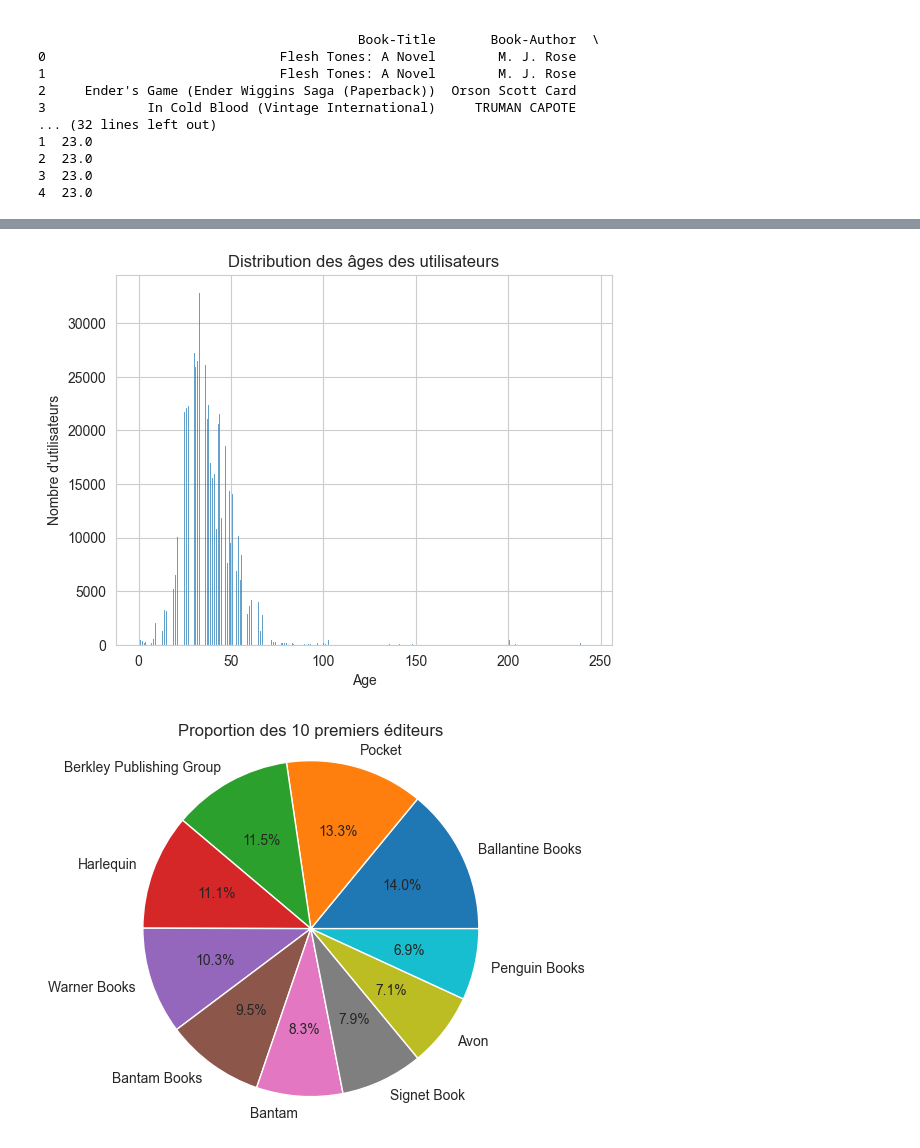
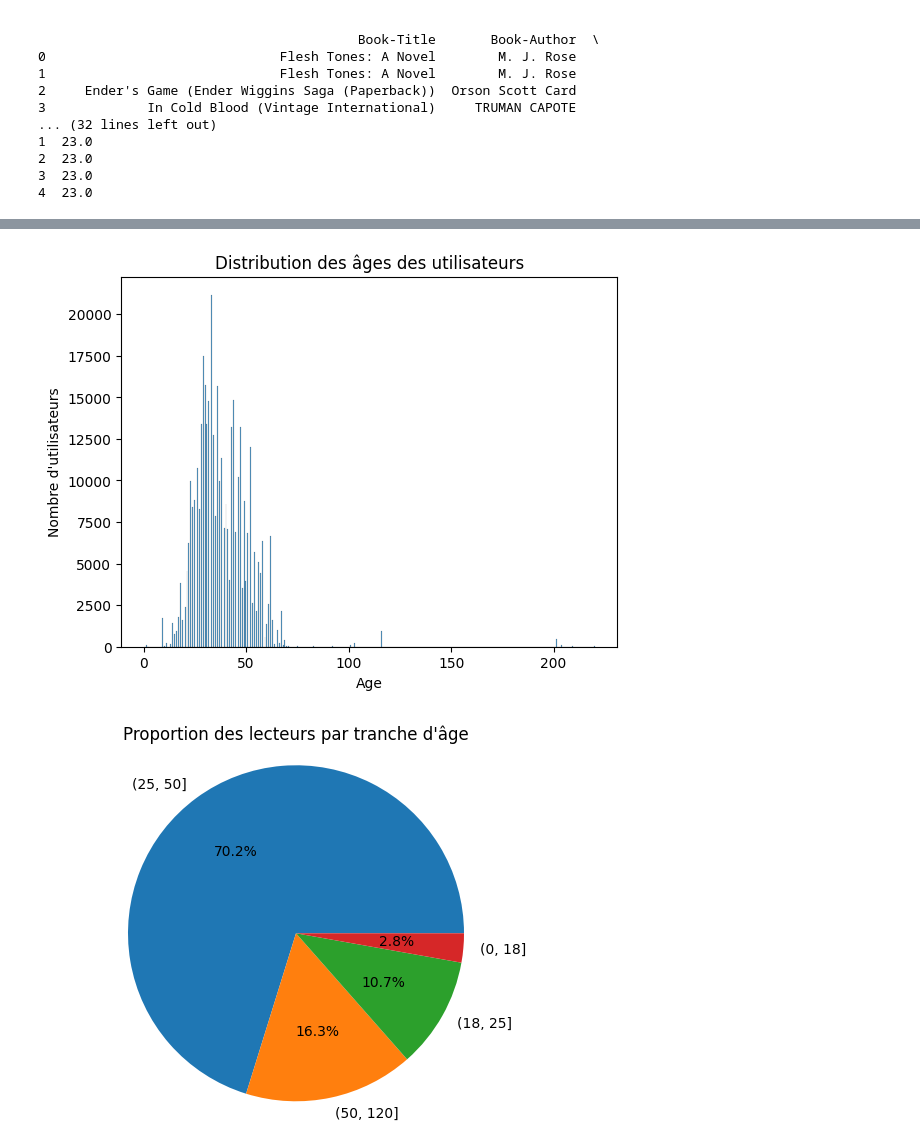
Before and after one commit to Quentin-bp/Ynov_B3_Data_BookStoryTelling, a Jupyter notebook: Python/projetData.ipynb, the cells around one changed output, grey strips where cells are left out. Saved outputs shown, nothing was run; the diff lists cells and outputs as text; code cells hidden in the pictures.

Commit message:
Projet Data

```diff
--- a/Python/projetData.ipynb
+++ b/Python/projetData.ipynb
@@ -242,14 +78,13 @@ plt.show()
 # %%
-# Chargement des données à partir d'un fichier CSV
-books_df = pd.read_csv(r'C:\Users\User\Downloads\projetData/1Books.csv')
-users_df = pd.read_csv(r'C:\Users\User\Downloads\projetData/1Users.csv')
-ratings_df = pd.read_csv(r'C:\Users\User\Downloads\projetData/1Ratings.csv')
+# Nveau dataset
+books_df = pd.read_csv("./Data/1Books.csv")
+users_df = pd.read_csv("./Data/1Users.csv")
+ratings_df = pd.read_csv("./Data/1Ratings.csv")
+
 
 # Fusionner les datasets
 merged_df = pd.merge(ratings_df, books_df, on='ISBN')
 merged_df = pd.merge(merged_df, users_df, on='User-ID')
-
-# Afficher le nouveau dataset fusionné
 print(merged_df.head())
 # %% [output]
    User-ID        ISBN  Book-Rating  \
@@ -275,3 +109,9 @@ merged_df.to_csv(r'C:\Users\User\Downloads\projetData/merged_df.csv', index=Fals
+# %%
+
+half_size = len(merged_df) // 2
+half_df = merged_df[:half_size]
+merged_df = merged_df.drop(merged_df.index[half_size:])
+merged_df.to_csv("./Data/merged_df.csv", index=False)
 # %%
 import matplotlib.pyplot as plt
 
@@ -296,15 +138,18 @@ plt.ylabel('Nombre d\'utilisateurs')
 plt.title('Distribution des âges des utilisateurs')
 plt.show()
 # %% [output]
-[figure, old version]
+[figure, new version]
 # %%
 import matplotlib.pyplot as plt
 
-publisher_counts = merged_df['Publisher'].value_counts().head(10)
+age_groups = pd.cut(merged_df['Age'], [0, 18, 25, 50, 120])
+age_counts = round(age_groups.value_counts(normalize=True) * 100, 1)
 
-plt.pie(publisher_counts, labels=publisher_counts.index, autopct='%1.1f%%')
+plt.pie(age_counts, labels=age_counts.index, autopct='%.1f%%')
 plt.axis('equal')
-plt.title('Proportion des 10 premiers éditeurs')
+plt.title('Proportion des lecteurs par tranche d\'âge')
 plt.show()
+
+#Retenu
 # %% [output]
-[figure, old version]
+[figure, new version]
```
Also changed, not shown: parts of 76 cells of this notebook.
